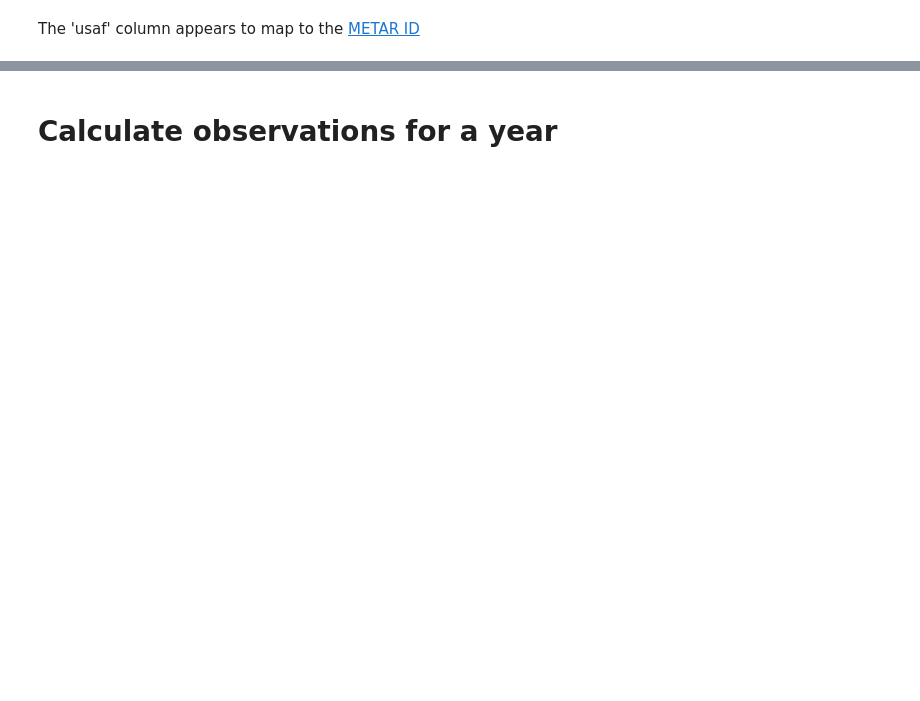
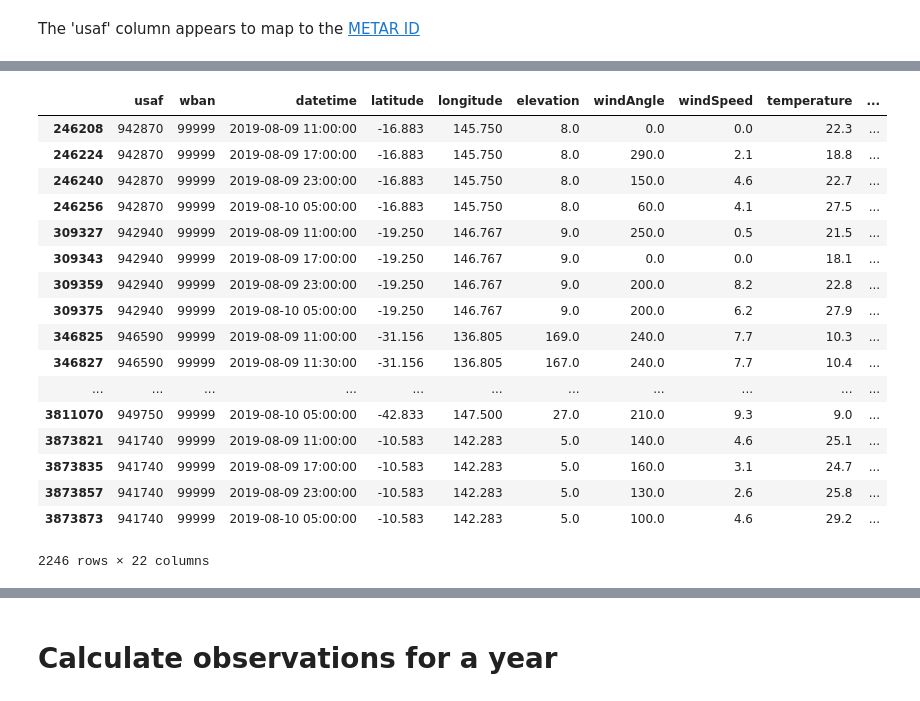
Before and after one commit to weather-balloon/notebook-noaa, a Jupyter notebook: noaa_isd.ipynb, the cells around one changed output, grey strips where cells are left out. Saved outputs shown, nothing was run; the diff lists cells and outputs as text; code cells hidden in the pictures; blank space fills up the shorter version.

```diff
--- a/noaa_isd.ipynb
+++ b/noaa_isd.ipynb
@@ -102,0 +181,9 @@ The 'usaf' column appears to map to the [METAR ID](https://www.nco.ncep.noaa.gov
+# %%
+start_date = datetime.today() - relativedelta(days=11)
+end_date = datetime.today() - relativedelta(days=10) #datetime.today()
+
+# Get list of weather stations (limited)
+isd = NoaaIsdWeather(start_date, end_date)
+
+# Read into Pandas data frame.
+isd_stations_df = isd.to_pandas_dataframe()
@@ -102,0 +200,21 @@ The 'usaf' column appears to map to the [METAR ID](https://www.nco.ncep.noaa.gov
+# %%
+isd_stations_df[(isd_stations_df['countryOrRegion'] == 'AS') & (isd_stations_df['precipDepth'].notna())]
+# %% [output]
+|  | usaf | wban | datetime | latitude | longitude | elevation | windAngle | windSpeed | temperature | ... |
+| 246208 | 942870 | 99999 | 2019-08-09 11:00:00 | -16.883 | 145.750 | 8.0 | 0.0 | 0.0 | 22.3 | ... |
+| 246224 | 942870 | 99999 | 2019-08-09 17:00:00 | -16.883 | 145.750 | 8.0 | 290.0 | 2.1 | 18.8 | ... |
+| 246240 | 942870 | 99999 | 2019-08-09 23:00:00 | -16.883 | 145.750 | 8.0 | 150.0 | 4.6 | 22.7 | ... |
+| 246256 | 942870 | 99999 | 2019-08-10 05:00:00 | -16.883 | 145.750 | 8.0 | 60.0 | 4.1 | 27.5 | ... |
+| 309327 | 942940 | 99999 | 2019-08-09 11:00:00 | -19.250 | 146.767 | 9.0 | 250.0 | 0.5 | 21.5 | ... |
+| 309343 | 942940 | 99999 | 2019-08-09 17:00:00 | -19.250 | 146.767 | 9.0 | 0.0 | 0.0 | 18.1 | ... |
+| 309359 | 942940 | 99999 | 2019-08-09 23:00:00 | -19.250 | 146.767 | 9.0 | 200.0 | 8.2 | 22.8 | ... |
+| 309375 | 942940 | 99999 | 2019-08-10 05:00:00 | -19.250 | 146.767 | 9.0 | 200.0 | 6.2 | 27.9 | ... |
+| 346825 | 946590 | 99999 | 2019-08-09 11:00:00 | -31.156 | 136.805 | 169.0 | 240.0 | 7.7 | 10.3 | ... |
+| 346827 | 946590 | 99999 | 2019-08-09 11:30:00 | -31.156 | 136.805 | 167.0 | 240.0 | 7.7 | 10.4 | ... |
+| ... | ... | ... | ... | ... | ... | ... | ... | ... | ... | ... |
+| 3811070 | 949750 | 99999 | 2019-08-10 05:00:00 | -42.833 | 147.500 | 27.0 | 210.0 | 9.3 | 9.0 | ... |
+| 3873821 | 941740 | 99999 | 2019-08-09 11:00:00 | -10.583 | 142.283 | 5.0 | 140.0 | 4.6 | 25.1 | ... |
+| 3873835 | 941740 | 99999 | 2019-08-09 17:00:00 | -10.583 | 142.283 | 5.0 | 160.0 | 3.1 | 24.7 | ... |
+| 3873857 | 941740 | 99999 | 2019-08-09 23:00:00 | -10.583 | 142.283 | 5.0 | 130.0 | 2.6 | 25.8 | ... |
+| 3873873 | 941740 | 99999 | 2019-08-10 05:00:00 | -10.583 | 142.283 | 5.0 | 100.0 | 4.6 | 29.2 | ... |
+2246 rows × 22 columns
```
Also changed, not shown: parts of 20 cells of this notebook.
